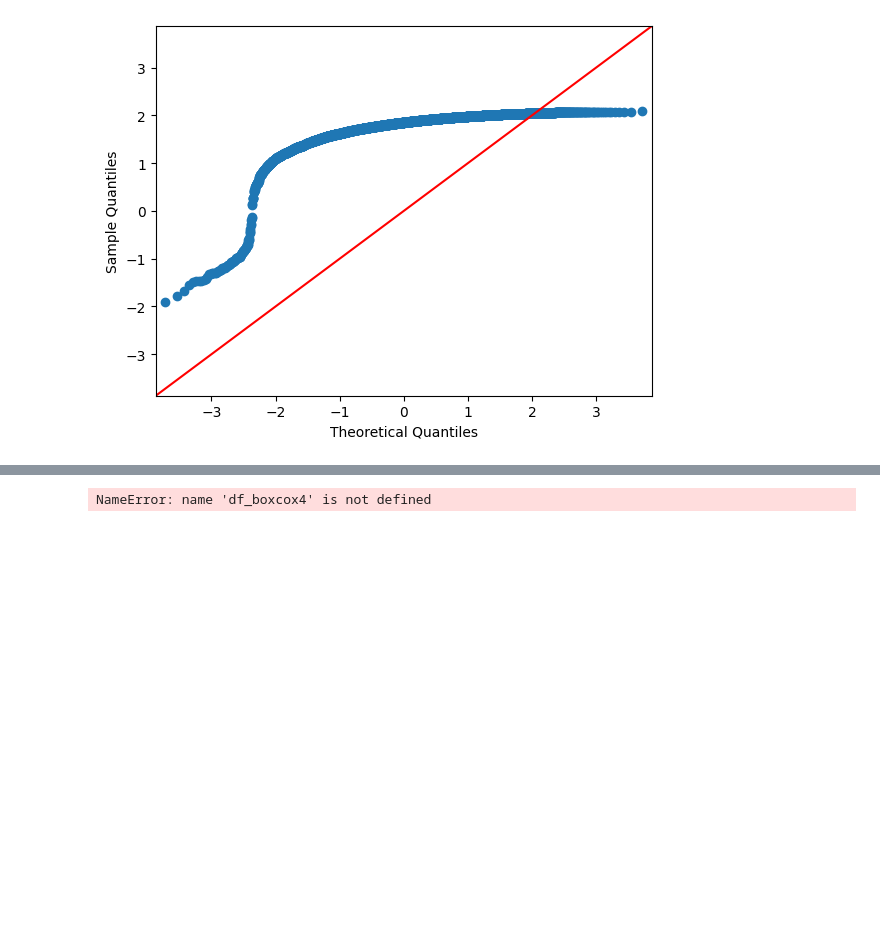
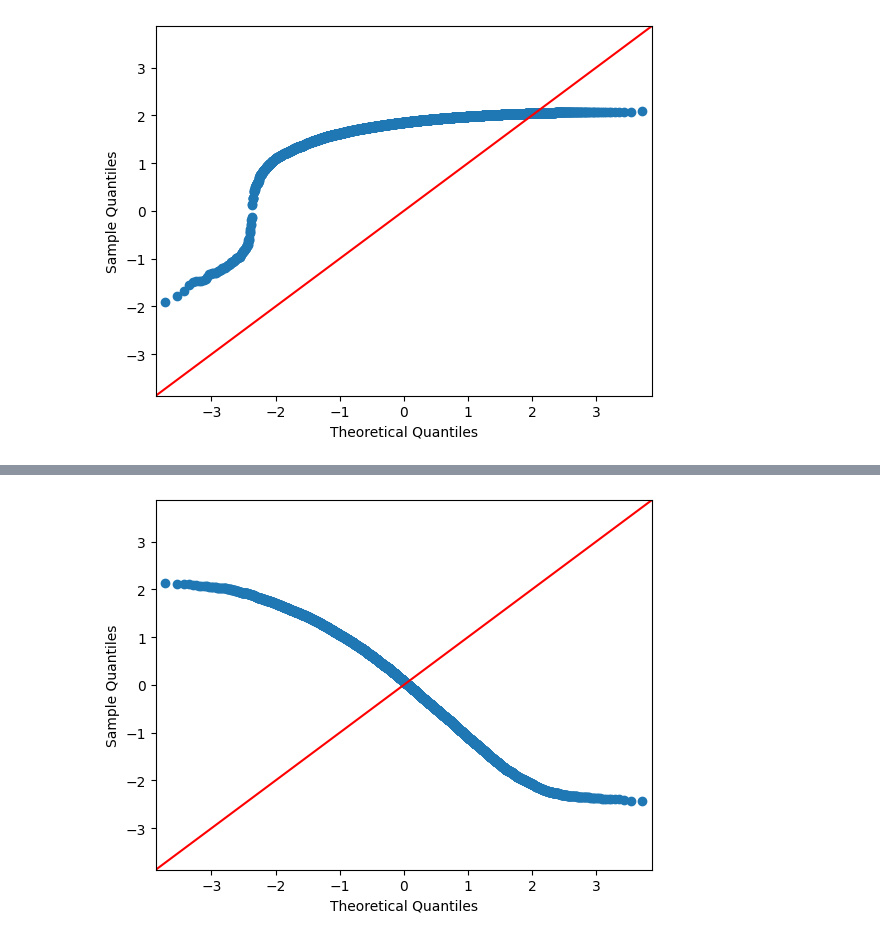
Before and after one commit to Lozol/StartUp_homework, a Jupyter notebook: HW 48.ipynb, the cells around one changed output, grey strips where cells are left out. Saved outputs shown, nothing was run; the diff lists cells and outputs as text; code cells hidden in the pictures; blank space fills up the shorter version.

```diff
--- a/HW 48.ipynb
+++ b/HW 48.ipynb
@@ -230,5 +228,5 @@ NameError: name 'df_boxcox4' is not defined
 # %%
-fig = sm.qqplot(df_boxcox4, line='45')
+fig = sm.qqplot(df_yeo2, line='45')
 plt.show()
 # %% [output]
-NameError: name 'df_boxcox4' is not defined
+[figure, added]
```
Also changed, not shown: parts of 6 cells of this notebook.
